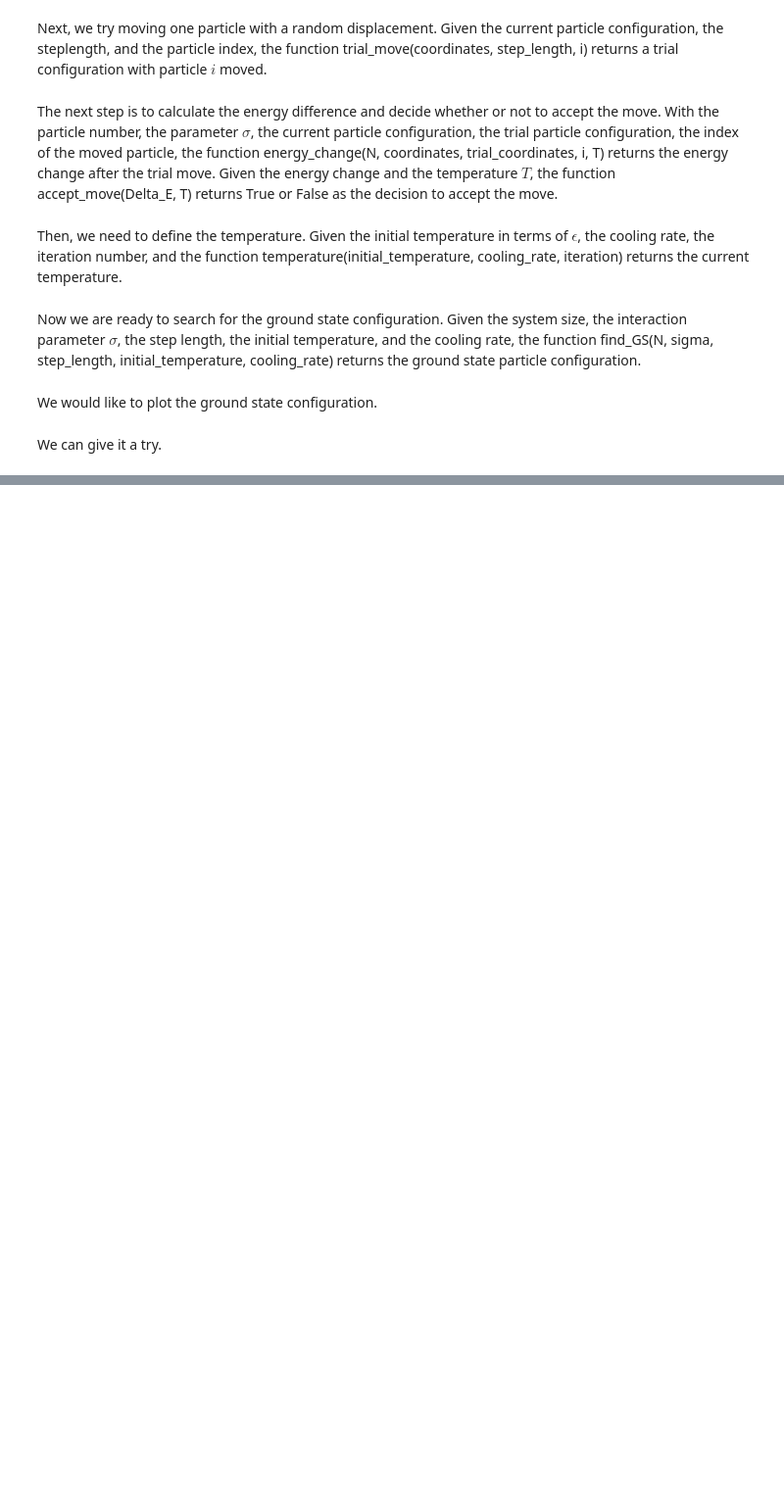
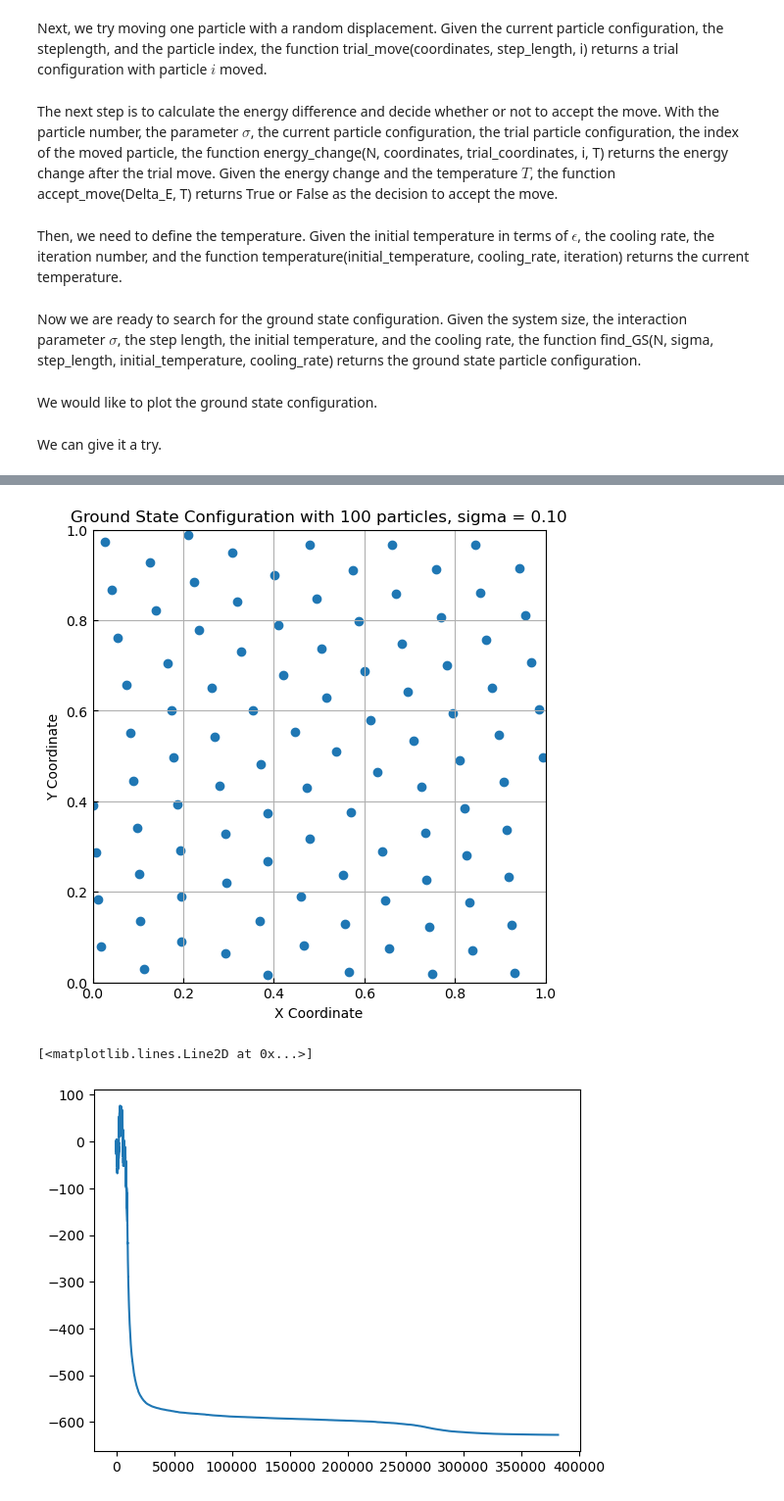
Before and after one commit to ShaobingYuan/LJ_GS_2D, a Jupyter notebook: LJ_GS_2D.ipynb, the cells around one changed output, grey strips where cells are left out. Shown at 98% size. Cells and saved outputs as stored; diff of their text form; code cells hidden in the pictures; blank space fills up the shorter version.

```diff
--- a/LJ_GS_2D.ipynb
+++ b/LJ_GS_2D.ipynb
@@ -79,7 +79,7 @@ def temperature(initial_temperature, cooling_rate, iteration):
     current_temperature = initial_temperature - iteration * temperature_decrement
 
     # Ensure the temperature doesn't fall below a minimum threshold (e.g., a small positive value)
-    current_temperature = max(current_temperature, 0.01 * temperature_decrement)  # Adjust this minimum threshold as needed
+    current_temperature = max(current_temperature, 0.001 * temperature_decrement)  # Adjust this minimum threshold as needed
 
     return current_temperature
 # %% [markdown]
@@ -93,6 +93,22 @@ def find_GS(N, sigma, step_length, initial_temperature, cooling_rate):
     E = 0
     energy = []
 
+    # Let it approach equilibrium
+    T = initial_temperature
+    for k in range(N):
+        for i in range(N):
+            trial_coordinates = trial_move(coordinates, 20 * step_length, i)
+            Delta_E = energy_change(N, sigma, coordinates, trial_coordinates, i)
+            if accept_move(Delta_E, T):
+                coordinates = trial_coordinates.copy()
+    for k in range(N):
+        for i in range(N):
+            trial_coordinates = trial_move(coordinates, 4 * step_length, i)
+            Delta_E = energy_change(N, sigma, coordinates, trial_coordinates, i)
+            if accept_move(Delta_E, T):
+                coordinates = trial_coordinates.copy()
+
+    # Cool it down
     while moving:
         moving = False
         T = temperature(initial_temperature, cooling_rate, iteration)
@@ -105,7 +121,6 @@ def find_GS(N, sigma, step_length, initial_temperature, cooling_rate):
                     E += Delta_E
                     moving = True
                 energy.append(E)
-                print(E)
         iteration += 1
 
     return coordinates, energy
@@ -132,10 +147,20 @@ def plot_GS(coordinates, N, sigma):
 # %% [markdown]
 We can give it a try.
 # %%
-N = 56
+import time
+
+N = 100
 sigma = (2 ** (1 / 3)) * (3 ** (- 1 / 4)) * (N ** ( - 0.5))
-step_length = sigma
-initial_temperature = 1
+step_length = 0.02 * sigma
+initial_temperature = 30
 cooling_rate = 0.02
+
+time1 = time.time()
 coordinates, energy = find_GS(N, sigma, step_length, initial_temperature, cooling_rate)
+time2 = time.time()
+
+print("elapsed time = ", time2 - time1)
+
 plot_GS(coordinates, N, sigma)
+plt.plot(energy)
+# %% [output]
@@ -141,0 +168,3 @@ plot_GS(coordinates, N, sigma)
+[figure, added]
+[<matplotlib.lines.Line2D at 0x...>]
+[figure, added]
```
Also changed, not shown: parts of 1 cell of this notebook, 1 other file.
